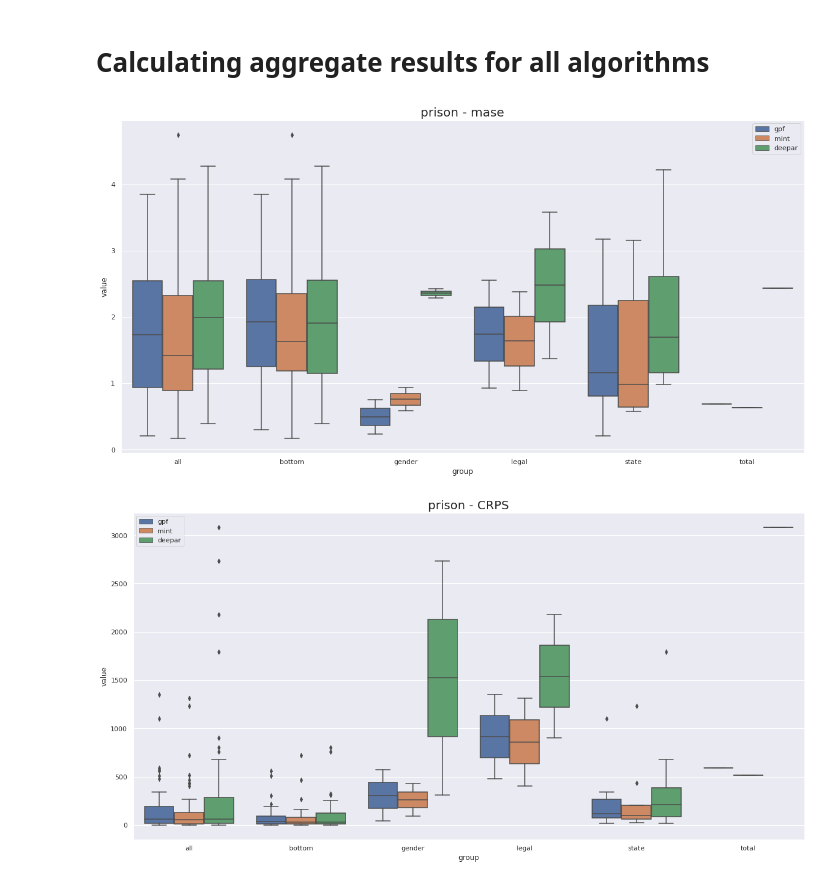
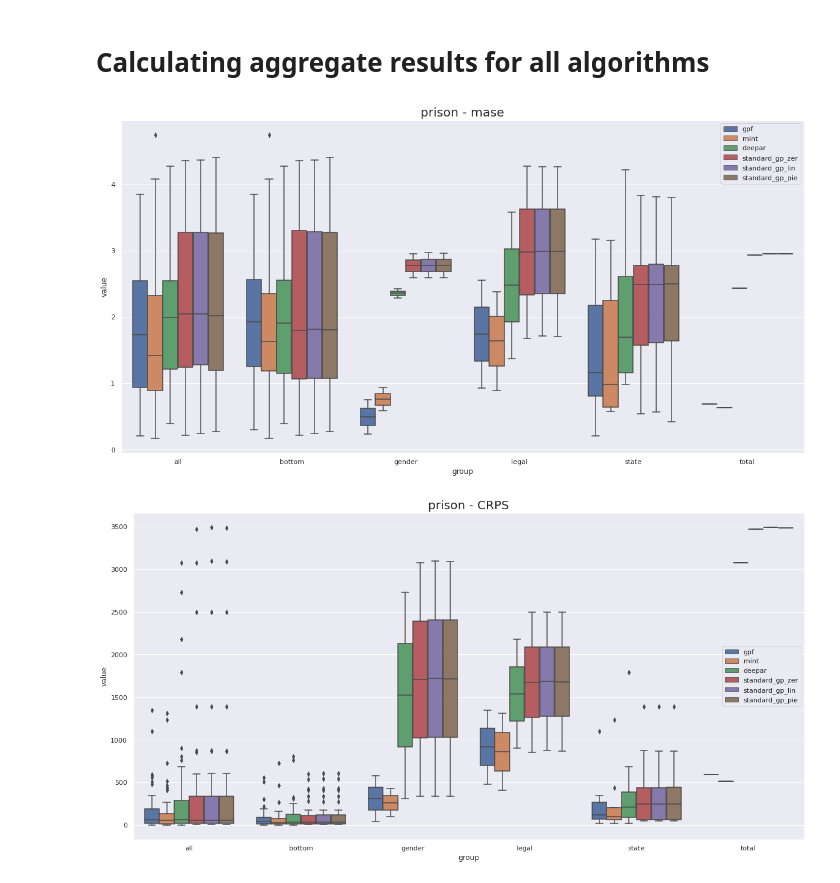
Before and after one commit to luisroque/run_models_distributed, a Jupyter notebook: notebooks/Results_comparing_all_algorithms_paper1_probabilistic.ipynb, the cells around one changed output. Drawn from its saved outputs; the diff is of its cells as text; code cells hidden in the pictures.

Commit message:
results for all algos

```diff
--- a/notebooks/Results_comparing_all_algorithms_paper1_probabilistic.ipynb
+++ b/notebooks/Results_comparing_all_algorithms_paper1_probabilistic.ipynb
@@ -20,6 +20,14 @@ plt.rcParams.update({'font.size': 22})
 # Parameters
 # %%
 datasets=['prison']
+algorithms=[
+            "gpf",
+            "mint",
+            "deepar",
+            "standard_gp_lin",
+            "standard_gp_pie",
+            "standard_gp_zer",
+        ]
 
 # Loading data
 data = tsag.preprocessing.PreprocessDatasets('prison').apply_preprocess()
@@ -94,12 +102,12 @@ htsx.visualization.plot_compare_err_metric('mase', 'prison')
 # %% [markdown]
 # Calculating aggregate results for all algorithms
 # %%
-df_orig_list = htsx.compute_results.calculate_agg_results_all_datasets(datasets, 'mase')
+df_orig_list = htsx.compute_results.calculate_agg_results_all_datasets(datasets, algorithms, 'mase')
 htsx.visualization.boxplot_error(df_orig_list, 'mase', datasets)
 # %% [output]
-[figure, old version]
+[figure, new version]
 # %%
-df_orig_list = htsx.compute_results.calculate_agg_results_all_datasets(datasets, 'CRPS')
+df_orig_list = htsx.compute_results.calculate_agg_results_all_datasets(datasets, algorithms, 'CRPS')
 htsx.visualization.boxplot_error(df_orig_list, 'CRPS', datasets)
 # %% [output]
-[figure, old version]
+[figure, new version]
```
